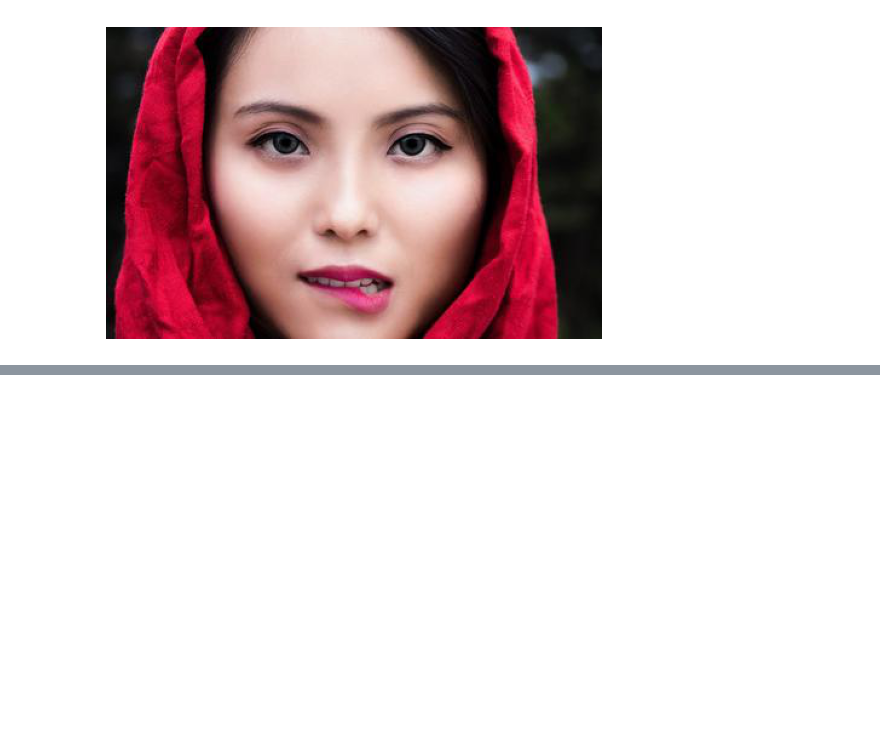
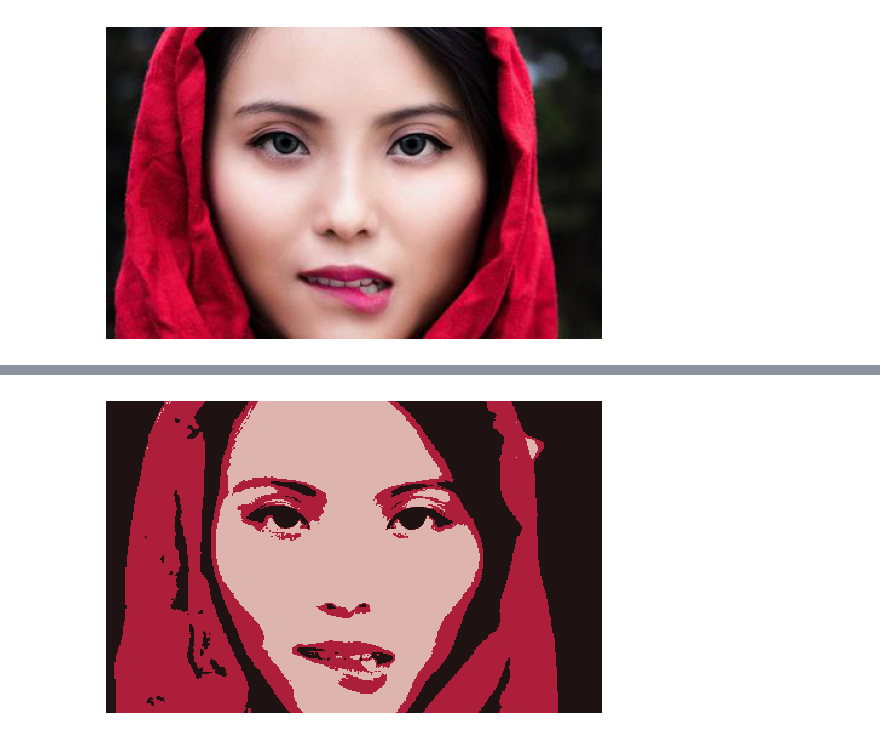
Before and after one commit to hahoanglc97/mlbasic, a Jupyter notebook: K-means_Clustering/clustering_mnist.ipynb, the cells around one changed output, grey strips where cells are left out. Saved outputs shown, nothing was run; the diff lists cells and outputs as text; code cells hidden in the pictures; blank space fills up the shorter version.

```diff
--- a/K-means_Clustering/clustering_mnist.ipynb
+++ b/K-means_Clustering/clustering_mnist.ipynb
@@ -108,0 +135,16 @@ plt.show()
+# %%
+for K in [3]:
+    kmeans = KMeans(n_clusters=K).fit(X)
+    label = kmeans.predict(X)
+
+    img4 = np.zeros_like(X)
+    # replace each pixel by its center
+    for k in range(K):
+        img4[label == k] = kmeans.cluster_centers_[k]
+    # reshape and display output image
+    img5 = img4.reshape((img.shape[0], img.shape[1], img.shape[2]))
+    plt.imshow(img5, interpolation='nearest')
+    plt.axis('off')
+    plt.show()
+# %% [output]
+[figure, added]
```
Also changed, not shown: parts of 6 cells of this notebook, 8 other files.
